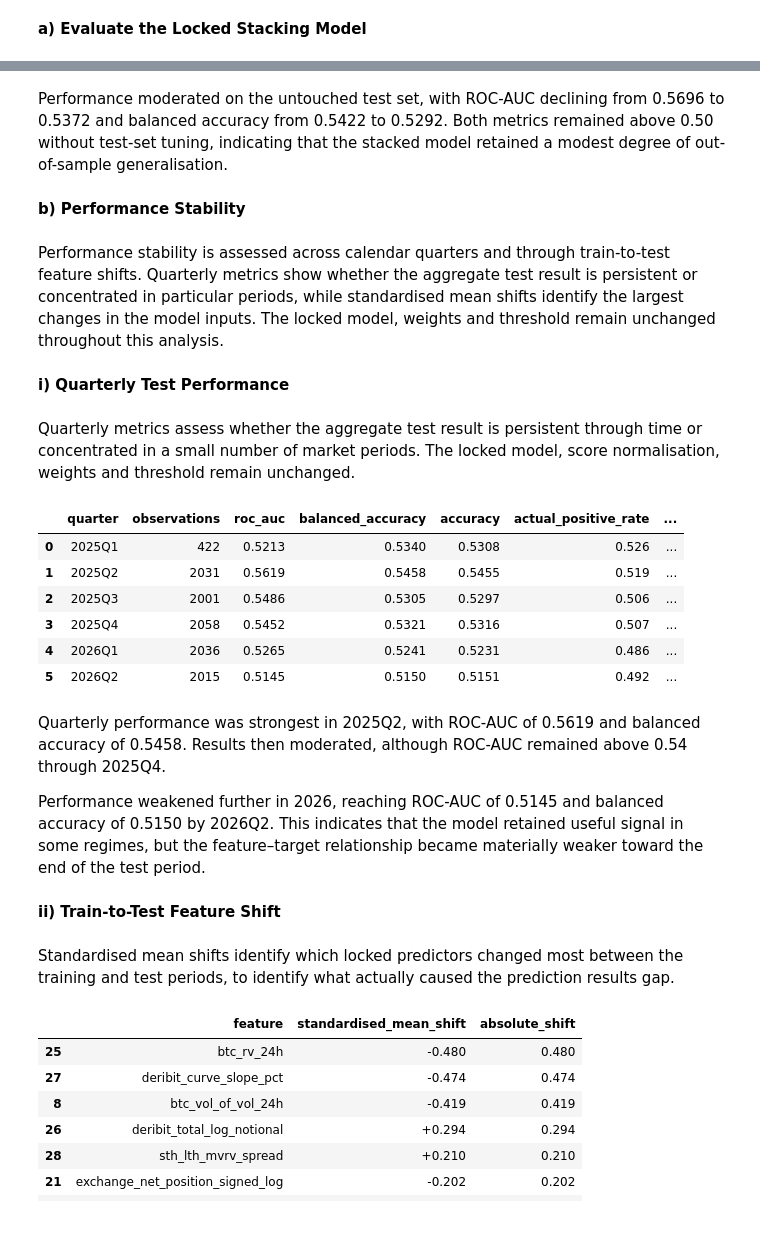
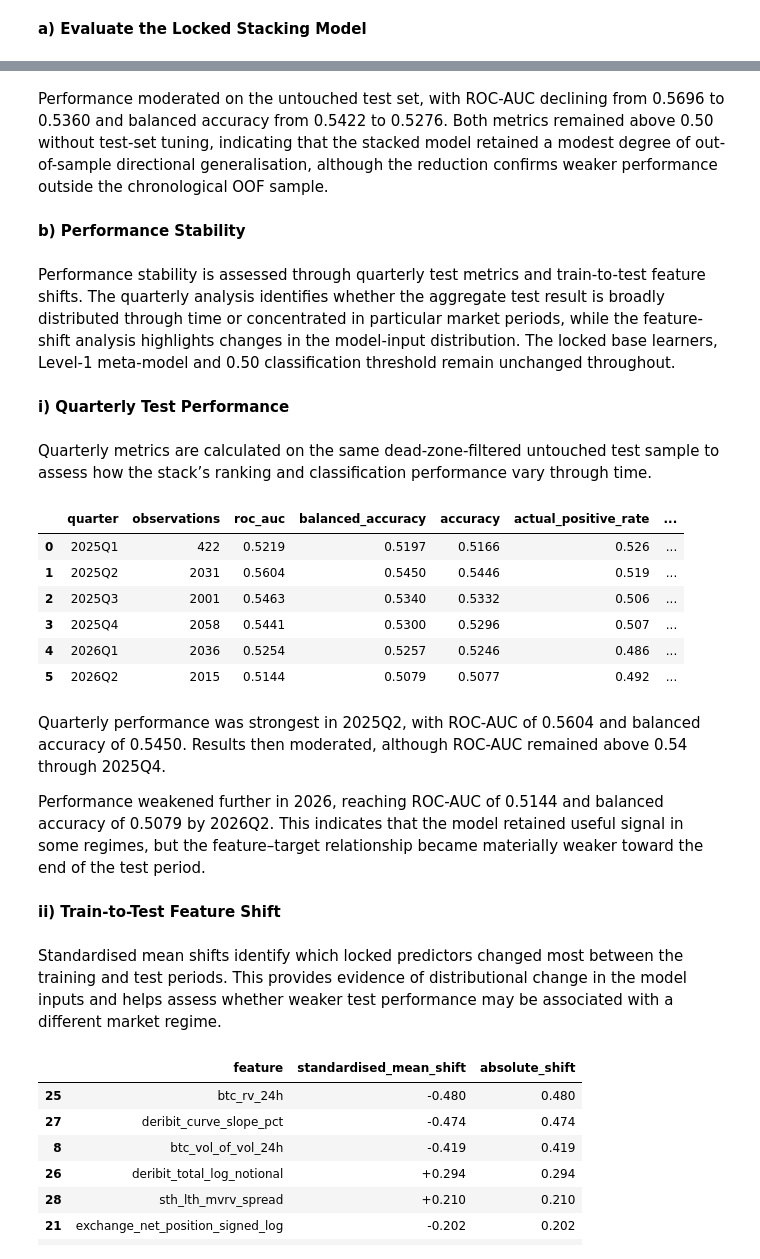
Before and after one commit to jade-lam/CQF, a Jupyter notebook: CQF_Final_Project.ipynb, the cells around one changed output, grey strips where cells are left out. Drawn from its saved outputs; the diff is of its cells as text; code cells hidden in the pictures; blank space fills up the shorter version.

```diff
--- a/CQF_Final_Project.ipynb
+++ b/CQF_Final_Project.ipynb
@@ -6764,11 +6821,11 @@ display(summary.to_frame("value"))
 # %% [markdown]
 **vi) Create the Dead-Zone-Filtered Test Sample**
 # %%
-# Align engineered features with the untouched 4-hour test target
+# Align engineered features with the untouched four-hour target
 test_sample = X_test_engineered.join(targets_test[["fwd_logret_4h"]], how="inner")
 test_sample = test_sample.dropna(subset=["fwd_logret_4h"])
 
-dead_zone = 0.0005
+dead_zone = float(stack_spec["target_dead_zone"])
 test_classification = test_sample[test_sample["fwd_logret_4h"].abs() > dead_zone].copy()
 test_classification["target_4h"] = (test_classification["fwd_logret_4h"] > 0).astype(int)
 
@@ -6855,23 +6919,19 @@ The locked CatBoost–SVM–GRU stack is evaluated on the dead-zone-filtered uns
 # %%
-# Evaluate the locked stack on the dead-zone-filtered classification sample
+# Evaluate the locked stack on the dead-zone-filtered test sample
 from sklearn.metrics import (
     accuracy_score, balanced_accuracy_score, confusion_matrix,
     f1_score, precision_score, recall_score, roc_auc_score)
 
-full_scores = pd.DataFrame({
-    "catboost_score": cat_score,
-    "svm_score": svm_score,
-    "gru_score": gru_score,
-    "ensemble_score": ensemble_score,
-    "ensemble_prediction": ensemble_pred
-}, index=X_test_engineered.index)
+full_scores = stacked_test_scores.rename(columns={
+    "p_catboost": "catboost_score",
+    "score_svm": "svm_score",
+    "p_gru": "gru_score"})
 
-test_results = test_classification[["fwd_logret_4h", "target_4h"]].copy()
-test_results = test_results.join(full_scores, how="inner")
+test_results = test_classification[["fwd_logret_4h", "target_4h"]].join(full_scores, how="inner")
 
 y_true = test_results["target_4h"]
-y_score = test_results["ensemble_score"]
-y_pred = test_results["ensemble_prediction"].astype(int)
+y_score = test_results["stack_score"]
+y_pred = test_results["stack_prediction"].astype(int)
 
 test_metrics = pd.DataFrame([{
     "observations": len(test_results),
@@ -6884,11 +6944,7 @@ test_metrics = pd.DataFrame([{
     "actual_positive_rate": y_true.mean(),
     "predicted_positive_rate": y_pred.mean()}])
 
-confusion = pd.DataFrame(
-    confusion_matrix(y_true, y_pred),
-    index=["Actual 0", "Actual 1"],
-    columns=["Predicted 0", "Predicted 1"])
-
+confusion = pd.DataFrame(confusion_matrix(y_true, y_pred), index=["Actual 0", "Actual 1"], columns=["Predicted 0", "Predicted 1"])
 test_results.reset_index().to_csv(DATA_PATH / "final_test_classification_predictions_4h.csv", index=False)
 test_metrics.to_csv(DATA_PATH / "final_test_classification_metrics_4h.csv", index=False)
 
@@ -6998,59 +7060,59 @@ display(comparison.style.format({
 # %% [markdown]
-Performance moderated on the untouched test set, with ROC-AUC declining from 0.5696 to 0.5372 and balanced accuracy from 0.5422 to 0.5292. Both metrics remained above 0.50 without test-set tuning, indicating that the stacked model retained a modest degree of out-of-sample generalisation.
+Performance moderated on the untouched test set, with ROC-AUC declining from 0.5696 to 0.5360 and balanced accuracy from 0.5422 to 0.5276. Both metrics remained above 0.50 without test-set tuning, indicating that the stacked model retained a modest degree of out-of-sample directional generalisation, although the reduction confirms weaker performance outside the chronological OOF sample.
 # %% [markdown]
 **b) Performance Stability**
 # %% [markdown]
-Performance stability is assessed across calendar quarters and through train-to-test feature shifts. Quarterly metrics show whether the aggregate test result is persistent or concentrated in particular periods, while standardised mean shifts identify the largest changes in the model inputs. The locked model, weights and threshold remain unchanged throughout this analysis.
+Performance stability is assessed through quarterly test metrics and train-to-test feature shifts. The quarterly analysis identifies whether the aggregate test result is broadly distributed through time or concentrated in particular market periods, while the feature-shift analysis highlights changes in the model-input distribution. The locked base learners, Level-1 meta-model and 0.50 classification threshold remain unchanged throughout.
 # %% [markdown]
 **i) Quarterly Test Performance**
-# %% [markdown]
-Quarterly metrics assess whether the aggregate test result is persistent through time or concentrated in a small number of market periods. The locked model, score normalisation, weights and threshold remain unchanged.
+# %% [markdown]
+Quarterly metrics are calculated on the same dead-zone-filtered untouched test sample to assess how the stack’s ranking and classification performance vary through time.
 # %%
 # Assess quarterly performance on the untouched stacked-model test sample
 quarterly_rows = []
 
-for quarter, group in test_results.groupby(test_results.index.tz_localize(None).to_period("Q")):
+quarters = test_results.index.tz_localize(None).to_period("Q")
+
+for quarter, group in test_results.groupby(quarters):
     y_true = group["target_4h"]
-    y_score = group["ensemble_score"]
-    y_pred = group["ensemble_prediction"].astype(int)
+    y_score = group["stack_score"]
+    y_pred = group["stack_prediction"].astype(int)
 
     quarterly_rows.append({
         "quarter": str(quarter),
         "observations": len(group),
         "roc_auc": roc_auc_score(y_true, y_score),
         "balanced_accuracy": balanced_accuracy_score(y_true, y_pred),
         "accuracy": accuracy_score(y_true, y_pred),
         "actual_positive_rate": y_true.mean(),
-        "predicted_positive_rate": y_pred.mean()})
+        "predicted_positive_rate": y_pred.mean()    })
 
 quarterly_performance = pd.DataFrame(quarterly_rows)
 
-quarterly_performance.to_csv(
-    DATA_PATH / "final_stacked_test_quarterly_performance_4h.csv",
-    index=False)
+quarterly_performance.to_csv(DATA_PATH / "final_stacked_test_quarterly_performance_4h.csv", index=False)
 
 display(quarterly_performance.style.format({
     "roc_auc": "{:.4f}",
     "balanced_accuracy": "{:.4f}",
     "accuracy": "{:.4f}",
     "actual_positive_rate": "{:.3f}",
     "predicted_positive_rate": "{:.3f}"}))
 # %% [output]
 |  | quarter | observations | roc_auc | balanced_accuracy | accuracy | actual_positive_rate | ... |
-| 0 | 2025Q1 | 422 | 0.5213 | 0.5340 | 0.5308 | 0.526 | ... |
-| 1 | 2025Q2 | 2031 | 0.5619 | 0.5458 | 0.5455 | 0.519 | ... |
-| 2 | 2025Q3 | 2001 | 0.5486 | 0.5305 | 0.5297 | 0.506 | ... |
-| 3 | 2025Q4 | 2058 | 0.5452 | 0.5321 | 0.5316 | 0.507 | ... |
-| 4 | 2026Q1 | 2036 | 0.5265 | 0.5241 | 0.5231 | 0.486 | ... |
-| 5 | 2026Q2 | 2015 | 0.5145 | 0.5150 | 0.5151 | 0.492 | ... |
+| 0 | 2025Q1 | 422 | 0.5219 | 0.5197 | 0.5166 | 0.526 | ... |
+| 1 | 2025Q2 | 2031 | 0.5604 | 0.5450 | 0.5446 | 0.519 | ... |
+| 2 | 2025Q3 | 2001 | 0.5463 | 0.5340 | 0.5332 | 0.506 | ... |
+| 3 | 2025Q4 | 2058 | 0.5441 | 0.5300 | 0.5296 | 0.507 | ... |
+| 4 | 2026Q1 | 2036 | 0.5254 | 0.5257 | 0.5246 | 0.486 | ... |
+| 5 | 2026Q2 | 2015 | 0.5144 | 0.5079 | 0.5077 | 0.492 | ... |
 # %% [markdown]
-Quarterly performance was strongest in 2025Q2, with ROC-AUC of 0.5619 and balanced accuracy of 0.5458. Results then moderated, although ROC-AUC remained above 0.54 through 2025Q4.
+Quarterly performance was strongest in 2025Q2, with ROC-AUC of 0.5604 and balanced accuracy of 0.5450. Results then moderated, although ROC-AUC remained above 0.54 through 2025Q4.
 
-Performance weakened further in 2026, reaching ROC-AUC of 0.5145 and balanced accuracy of 0.5150 by 2026Q2. This indicates that the model retained useful signal in some regimes, but the feature–target relationship became materially weaker toward the end of the test period.
+Performance weakened further in 2026, reaching ROC-AUC of 0.5144 and balanced accuracy of 0.5079 by 2026Q2. This indicates that the model retained useful signal in some regimes, but the feature–target relationship became materially weaker toward the end of the test period.
 # %% [markdown]
 **ii) Train-to-Test Feature Shift**
 # %% [markdown]
-Standardised mean shifts identify which locked predictors changed most between the training and test periods, to identify what actually caused the prediction results gap.
+Standardised mean shifts identify which locked predictors changed most between the training and test periods. This provides evidence of distributional change in the model inputs and helps assess whether weaker test performance may be associated with a different market regime.
 # %%
 # Measure train-to-test shifts in the locked feature set
 train_mean = X_train_engineered[selected_features].mean()
```
Also changed, not shown: parts of 56 cells of this notebook.
